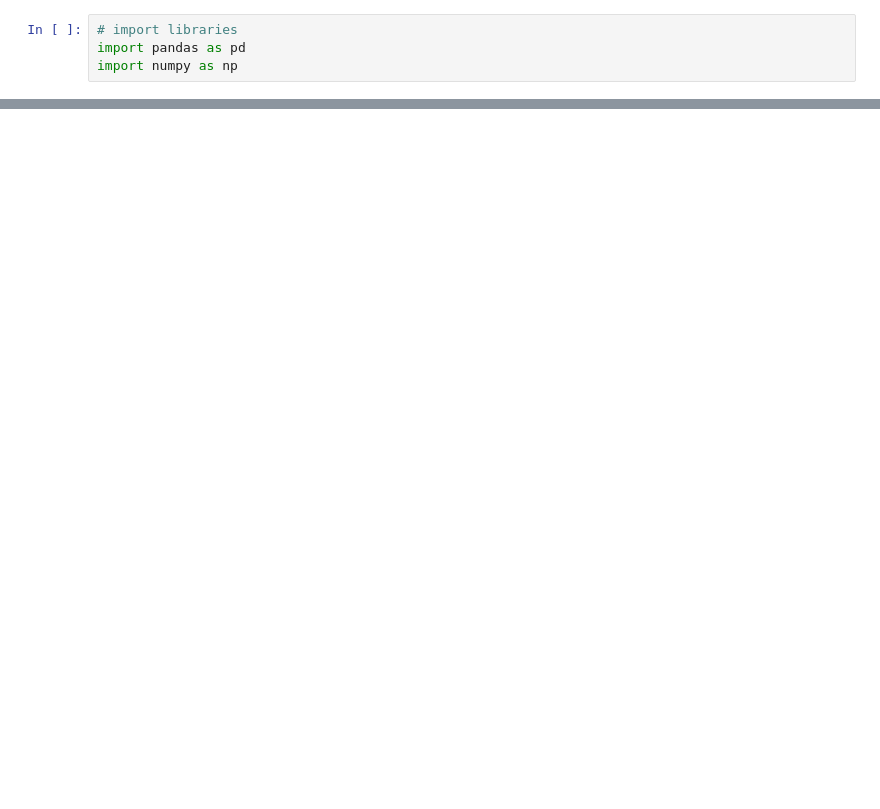
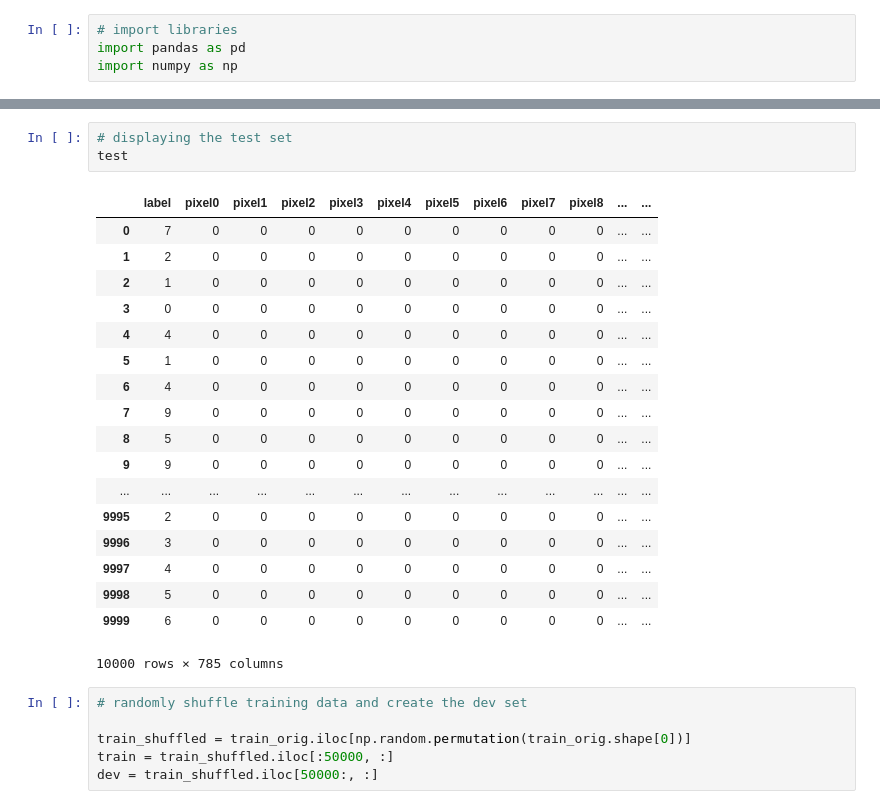
Before and after one commit to shubhamprasad0/simple-nn, a Jupyter notebook: src/MNIST.ipynb, the cells around one changed output, grey strips where cells are left out. Drawn from its saved outputs; the diff is of its cells as text; blank space fills up the shorter version.

Commit message:
Data appropriately wrangled for use

```diff
--- a/src/MNIST.ipynb
+++ b/src/MNIST.ipynb
@@ -28,0 +31,28 @@ train
+# %%
+# displaying the test set
+test
+# %% [output]
+|  | label | pixel0 | pixel1 | pixel2 | pixel3 | pixel4 | pixel5 | pixel6 | pixel7 | pixel8 | ... | ... |
+| 0 | 7 | 0 | 0 | 0 | 0 | 0 | 0 | 0 | 0 | 0 | ... | ... |
+| 1 | 2 | 0 | 0 | 0 | 0 | 0 | 0 | 0 | 0 | 0 | ... | ... |
+| 2 | 1 | 0 | 0 | 0 | 0 | 0 | 0 | 0 | 0 | 0 | ... | ... |
+| 3 | 0 | 0 | 0 | 0 | 0 | 0 | 0 | 0 | 0 | 0 | ... | ... |
+| 4 | 4 | 0 | 0 | 0 | 0 | 0 | 0 | 0 | 0 | 0 | ... | ... |
+| 5 | 1 | 0 | 0 | 0 | 0 | 0 | 0 | 0 | 0 | 0 | ... | ... |
+| 6 | 4 | 0 | 0 | 0 | 0 | 0 | 0 | 0 | 0 | 0 | ... | ... |
+| 7 | 9 | 0 | 0 | 0 | 0 | 0 | 0 | 0 | 0 | 0 | ... | ... |
+| 8 | 5 | 0 | 0 | 0 | 0 | 0 | 0 | 0 | 0 | 0 | ... | ... |
+| 9 | 9 | 0 | 0 | 0 | 0 | 0 | 0 | 0 | 0 | 0 | ... | ... |
+| ... | ... | ... | ... | ... | ... | ... | ... | ... | ... | ... | ... | ... |
+| 9995 | 2 | 0 | 0 | 0 | 0 | 0 | 0 | 0 | 0 | 0 | ... | ... |
+| 9996 | 3 | 0 | 0 | 0 | 0 | 0 | 0 | 0 | 0 | 0 | ... | ... |
+| 9997 | 4 | 0 | 0 | 0 | 0 | 0 | 0 | 0 | 0 | 0 | ... | ... |
+| 9998 | 5 | 0 | 0 | 0 | 0 | 0 | 0 | 0 | 0 | 0 | ... | ... |
+| 9999 | 6 | 0 | 0 | 0 | 0 | 0 | 0 | 0 | 0 | 0 | ... | ... |
+10000 rows × 785 columns
+# %%
+# randomly shuffle training data and create the dev set
+
+train_shuffled = train_orig.iloc[np.random.permutation(train_orig.shape[0])]
+train = train_shuffled.iloc[:50000, :]
+dev = train_shuffled.iloc[50000:, :]
```
Also changed, not shown: parts of 6 cells of this notebook.
